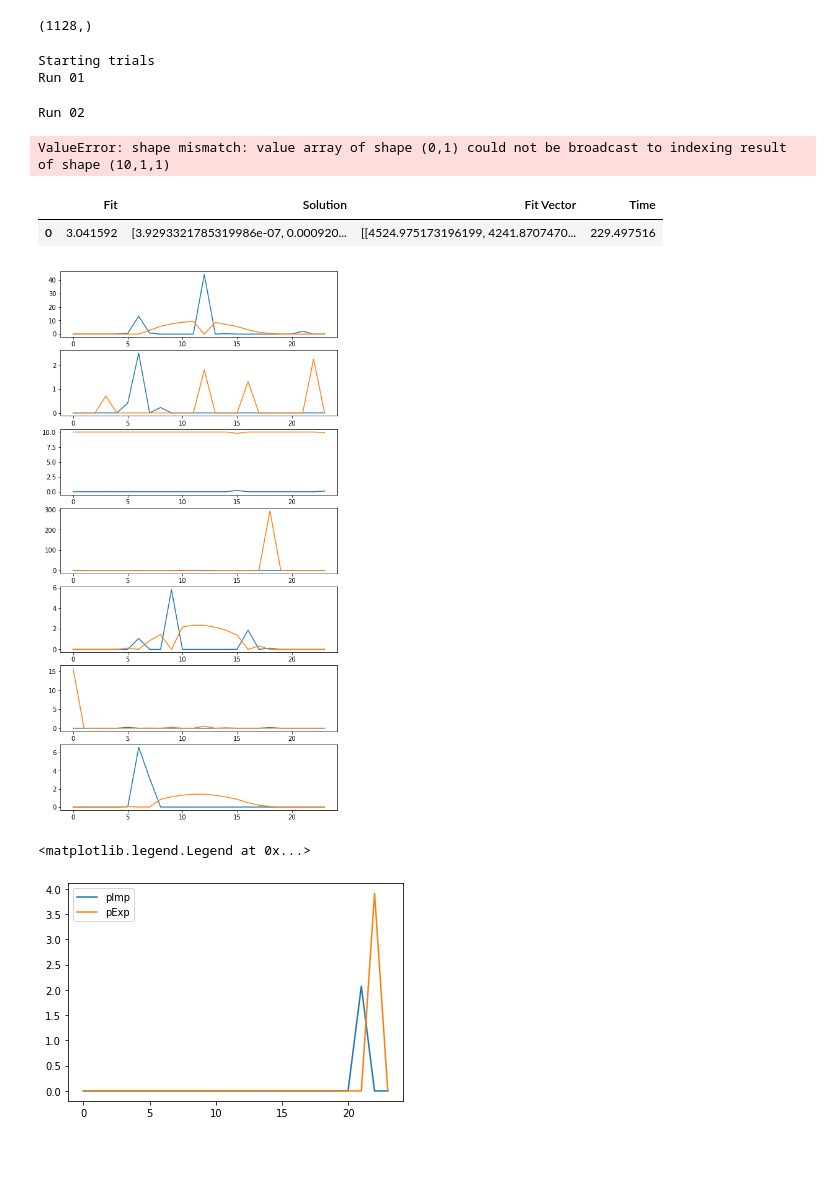
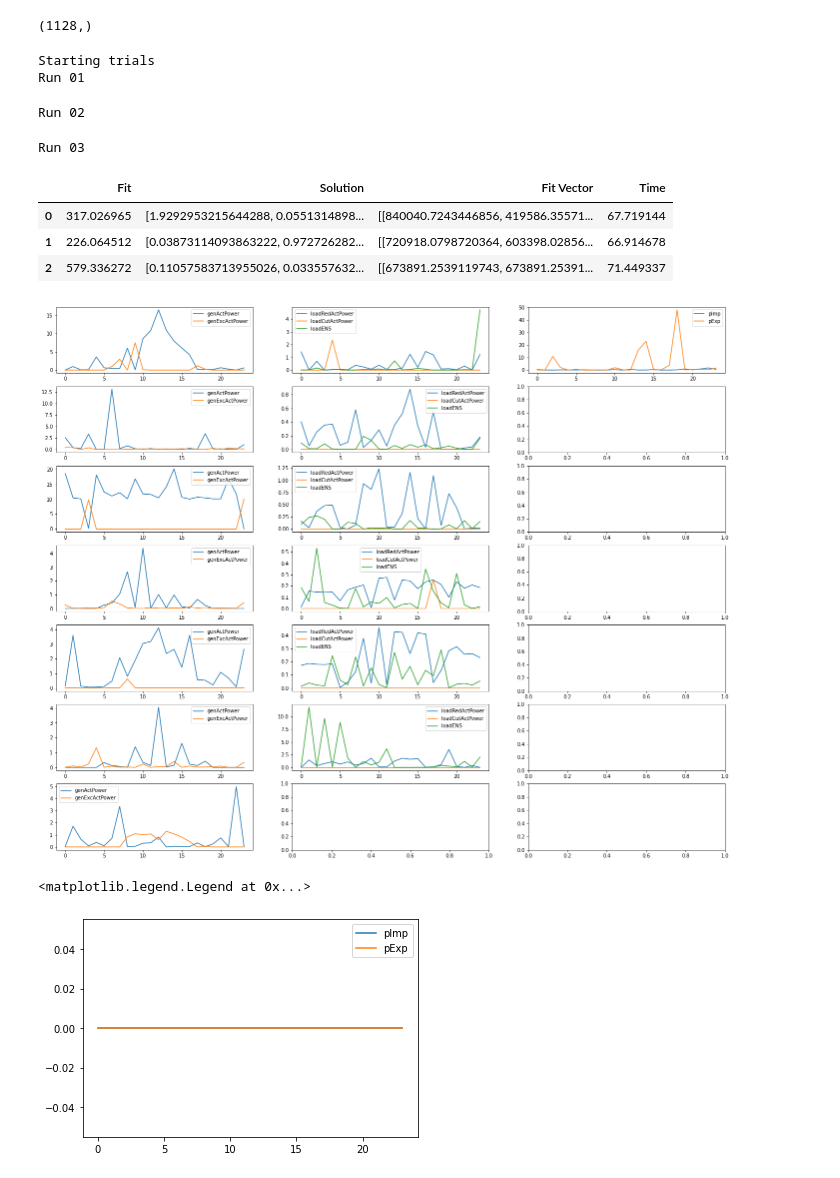
Before and after one commit to ECGomes/eso_project, a Jupyter notebook: hyde-df.ipynb, the cells around one changed output. Saved outputs shown, nothing was run; the diff lists cells and outputs as text; code cells hidden in the pictures.

```diff
--- a/hyde-df.ipynb
+++ b/hyde-df.ipynb
@@ -66,13 +66,13 @@ class FunctionCompilation():
         obj_value = []
         for i in np.arange(vals.shape[0]):
             var = decode(vals[i, :], val['var_names'])
-            temp_gens = sum([var['genActPower'][g, t] * par['genLimit'][g, t, 3] + var['genExcActPower'][g, t] * par['genLimit'][g, t, 5]
+            temp_gens = sum([var['genActPower'][g, t] * par['genLimit'][g, t, 2] + var['genExcActPower'][g, t] * par['genLimit'][g, t, 4]
                              for t in np.arange(par['t'][-1]) for g in np.arange(par['gen'][-1])])
 
             temp_loads = sum([var['loadRedActPower'][l, t] * par['loadLimit'][l, t, 6] + var['loadCutActPower'][l, t] * par['loadLimit'][l, t, 7] + var['loadENS'][l, t] * par['loadLimit'][l, t, 9]
                               for t in np.arange(par['t'][-1]) for l in np.arange(par['load'][-1])])
 
-            temp_rest = sum([var['pImp'][i] * par['buyPrice'][i] * var['pExp'][i] * par['sellPrice'][i]
+            temp_rest = sum([var['pImp'][i] * par['buyPrice'][i] - var['pExp'][i] * par['sellPrice'][i]
                              for i in np.arange(par['t'][-1])])
 
             obj_value.append(temp_gens + temp_loads + temp_rest)
@@ -405,13 +405,18 @@ def HyDE_DF(deParameters, otherParameters, initialSolution):
         ind2 = (np.random.normal(size=(I_NP, 1)) < 0.1).astype(int)
 
         F_weight[:] = F_weight_old[:]
-        F_weight[ind1] = (0.1 + np.random.normal(size=(sum(sum(ind1)), 1)) * 0.9)[0]
+        try:
+            F_weight[ind1] = (0.1 + np.random.normal(size=(sum(sum(ind1)), 1)) * 0.9)[0]
+        except:
+            pass
 
         F_CR[:] = F_CR_old[:]
         try:
             F_CR[ind2] = np.random.normal(size=(sum(ind2)[0], 1))[0]
         except:
-            F_CR[ind2] = np.random.normal(size=(sum(ind2)[0], 1))
+            pass
+        #except:
+        #    F_CR[ind2] = np.random.normal(size=(sum(ind2)[0], 1))
 
         #%%%%%%%%%%%%%%%%%%%%%%%%%%%%%%%%%%%%%%%%%%%%%%%%%%%%%%%%%%%%%%%%%%%%%%%%%%%%%%%%%%%%%%%%%%%%%%%%%%%%%%%%%%%%%%%
         FM_ui, FM_base, _ = generate_trial(F_weight, F_CR, FM_pop, FVr_bestmemit, I_NP, I_D, FVr_rot, lin_decr)
@@ -773,9 +778,9 @@ encode(maxVals).shape
 # %%
 # Run the HyDE with the generator objective function
 
-N_RUNS = 5
+N_RUNS = 3
 
-deParams = DEParams(I_NP=10, I_itermax=int(1e3), F_CR=0.7)
+deParams = DEParams(I_NP=5, I_itermax=int(1e4), F_CR=0.9)
 otherParams = OtherParameters(objfun='eso_obj', lowerlimit=encode(minVals), upperlimit=encode(maxVals),
                               dim=encode(dict_var).shape[0],
                               var_dictionary=dict_var, param_dictionary=dict_par)
@@ -813,24 +818,44 @@ trial_results = pd.DataFrame({'Fit': list_fit_and_p,
 Starting trials
 Run 01
 Run 02
-ValueError: shape mismatch: value array of shape (0,1) could not be broadcast to indexing result of shape (10,1,1)
+Run 03
 # %%
 # Show trial results
 
 trial_results
 # %% [output]
 |  | Fit | Solution | Fit Vector | Time |
-| 0 | 3.041592 | [3.9293321785319986e-07, 0.000920... | [[4524.975173196199, 4241.8707470... | 229.497516 |
+| 0 | 317.026965 | [1.9292953215644288, 0.0551314898... | [[840040.7243446856, 419586.35571... | 67.719144 |
+| 1 | 226.064512 | [0.03873114093863222, 0.972726282... | [[720918.0798720364, 603398.02856... | 66.914678 |
+| 2 | 579.336272 | [0.11057583713955026, 0.033557632... | [[673891.2539119743, 673891.25391... | 71.449337 |
 # %%
-fig, axs = plt.subplots(nrows=7, figsize=(8, 16))
+fig, axs = plt.subplots(nrows=7, ncols=3, figsize=(24, 20))
+
+PLOT_SOLUTION = 1
 
 for i in np.arange(7):
-    axs[i].plot(decode(trial_results['Solution'][0], dict_var)['genActPower'][i])
-    axs[i].plot(decode(trial_results['Solution'][0], dict_var)['genExcActPower'][i])
+    # Generators
+    axs[i, 0].plot(decode(trial_results['Solution'][PLOT_SOLUTION], dict_var)['genActPower'][i])
+    axs[i, 0].plot(decode(trial_results['Solution'][PLOT_SOLUTION], dict_var)['genExcActPower'][i])
+    axs[i, 0].legend(['genActPower', 'genExcActPower'])
+
+for i in np.arange(6):
+    # Loads
+    axs[i, 1].plot(decode(trial_results['Solution'][PLOT_SOLUTION], dict_var)['loadRedActPower'][i])
+    axs[i, 1].plot(decode(trial_results['Solution'][PLOT_SOLUTION], dict_var)['loadCutActPower'][i])
+    axs[i, 1].plot(decode(trial_results['Solution'][PLOT_SOLUTION], dict_var)['loadENS'][i])
+    axs[i, 1].legend(['loadRedActPower', 'loadCutActPower', 'loadENS'])
+
+
+axs[0, 2].plot(decode(trial_results['Solution'][PLOT_SOLUTION], dict_var)['pImp'])
+axs[0, 2].plot(decode(trial_results['Solution'][PLOT_SOLUTION], dict_var)['pExp'])
+axs[0, 2].legend(['pImp', 'pExp'])
 
 #plt.plot(np.sum(decode(trial_results['Solution'][0], dict_var)['genActPower'], axis=0))
+
+plt.show()
 # %% [output]
-[figure, old version]
+[figure, new version]
 # %%
 # Imports and Exports
 
@@ -840,4 +865,4 @@ plt.plot(decode(trial_results['Solution'][0], dict_var)['pExp'])
 plt.legend(['pImp', 'pExp'])
 # %% [output]
 <matplotlib.legend.Legend at 0x...>
-[figure, old version]
+[figure, new version]
```
